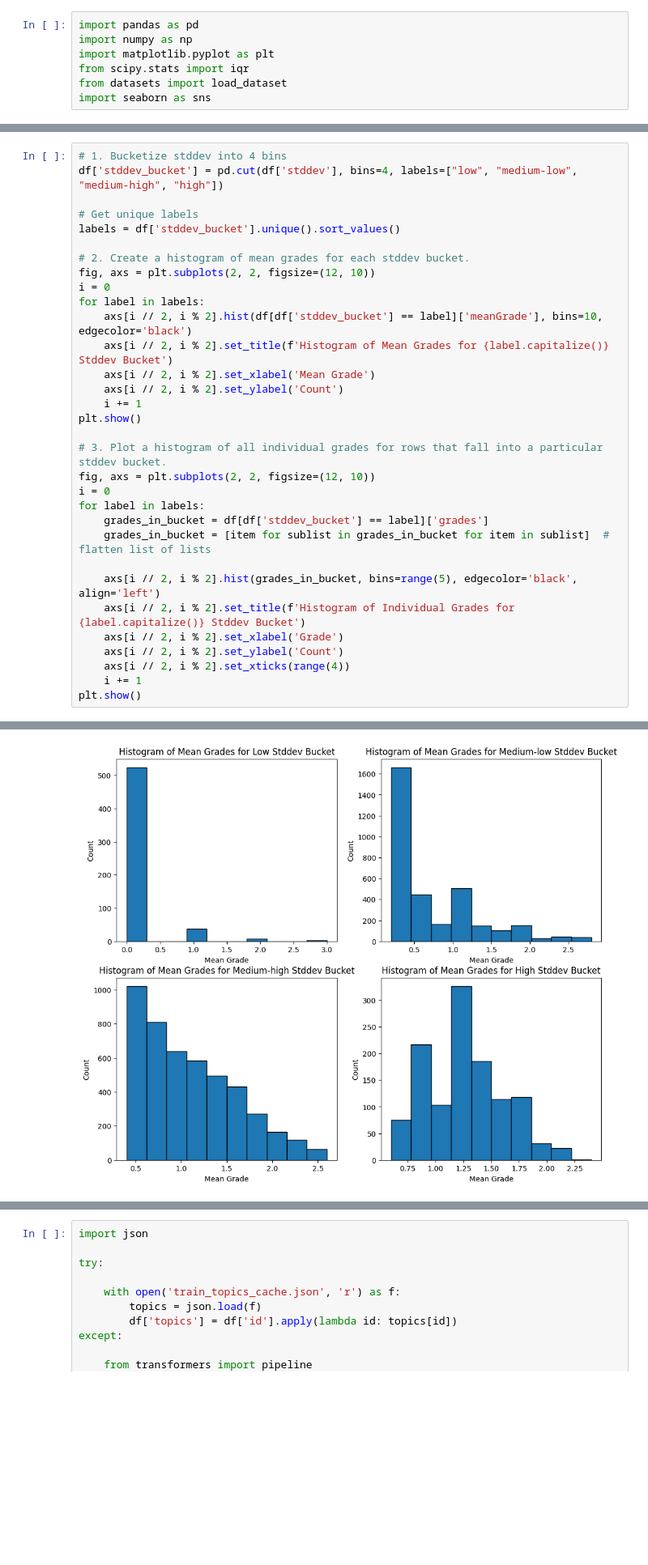
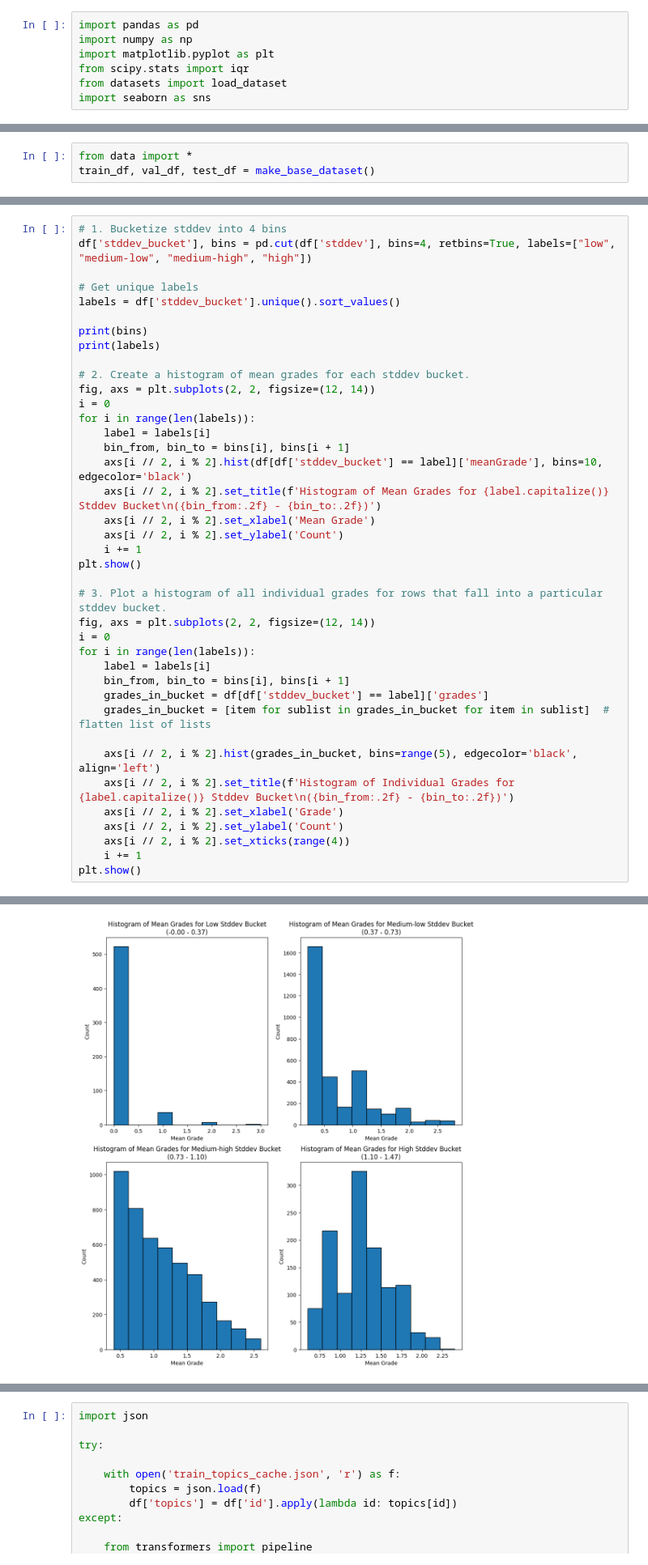
Before and after one commit to gabriel-marinkovic/tar-project, a Jupyter notebook: data_visualisation.ipynb, the cells around one changed output, grey strips where cells are left out. Shown at 81% size. Cells and saved outputs as stored; diff of their text form; blank space fills up the shorter version.

```diff
--- a/data_visualisation.ipynb
+++ b/data_visualisation.ipynb
@@ -33,0 +8,3 @@ df['grades_max_5'] = df['grades'].apply(lambda x: np.quantile(sorted(x), [0.0, 0
+# %%
+from data import *
+train_df, val_df, test_df = make_base_dataset()
@@ -106,30 +91,37 @@ Original: Scaramucci apologizes to Maddow for ' lighthearted ' suppository <joke
 # %%
 # 1. Bucketize stddev into 4 bins
-df['stddev_bucket'] = pd.cut(df['stddev'], bins=4, labels=["low", "medium-low", "medium-high", "high"])
+df['stddev_bucket'], bins = pd.cut(df['stddev'], bins=4, retbins=True, labels=["low", "medium-low", "medium-high", "high"])
 
 # Get unique labels
 labels = df['stddev_bucket'].unique().sort_values()
 
+print(bins)
+print(labels)
+
 # 2. Create a histogram of mean grades for each stddev bucket.
-fig, axs = plt.subplots(2, 2, figsize=(12, 10))
+fig, axs = plt.subplots(2, 2, figsize=(12, 14))
 i = 0
-for label in labels:
+for i in range(len(labels)):
+    label = labels[i]
+    bin_from, bin_to = bins[i], bins[i + 1]
     axs[i // 2, i % 2].hist(df[df['stddev_bucket'] == label]['meanGrade'], bins=10, edgecolor='black')
-    axs[i // 2, i % 2].set_title(f'Histogram of Mean Grades for {label.capitalize()} Stddev Bucket')
+    axs[i // 2, i % 2].set_title(f'Histogram of Mean Grades for {label.capitalize()} Stddev Bucket\n({bin_from:.2f} - {bin_to:.2f})')
     axs[i // 2, i % 2].set_xlabel('Mean Grade')
     axs[i // 2, i % 2].set_ylabel('Count')
     i += 1
 plt.show()
 
 # 3. Plot a histogram of all individual grades for rows that fall into a particular stddev bucket.
-fig, axs = plt.subplots(2, 2, figsize=(12, 10))
+fig, axs = plt.subplots(2, 2, figsize=(12, 14))
 i = 0
-for label in labels:
+for i in range(len(labels)):
+    label = labels[i]
+    bin_from, bin_to = bins[i], bins[i + 1]
     grades_in_bucket = df[df['stddev_bucket'] == label]['grades']
     grades_in_bucket = [item for sublist in grades_in_bucket for item in sublist]  # flatten list of lists
 
     axs[i // 2, i % 2].hist(grades_in_bucket, bins=range(5), edgecolor='black', align='left')
-    axs[i // 2, i % 2].set_title(f'Histogram of Individual Grades for {label.capitalize()} Stddev Bucket')
+    axs[i // 2, i % 2].set_title(f'Histogram of Individual Grades for {label.capitalize()} Stddev Bucket\n({bin_from:.2f} - {bin_to:.2f})')
     axs[i // 2, i % 2].set_xlabel('Grade')
     axs[i // 2, i % 2].set_ylabel('Count')
     axs[i // 2, i % 2].set_xticks(range(4))
@@ -139 +134 @@ plt.show()
-[figure, old version]
+[figure, new version]
```
Also changed, not shown: parts of 16 cells of this notebook, 3 other files.
